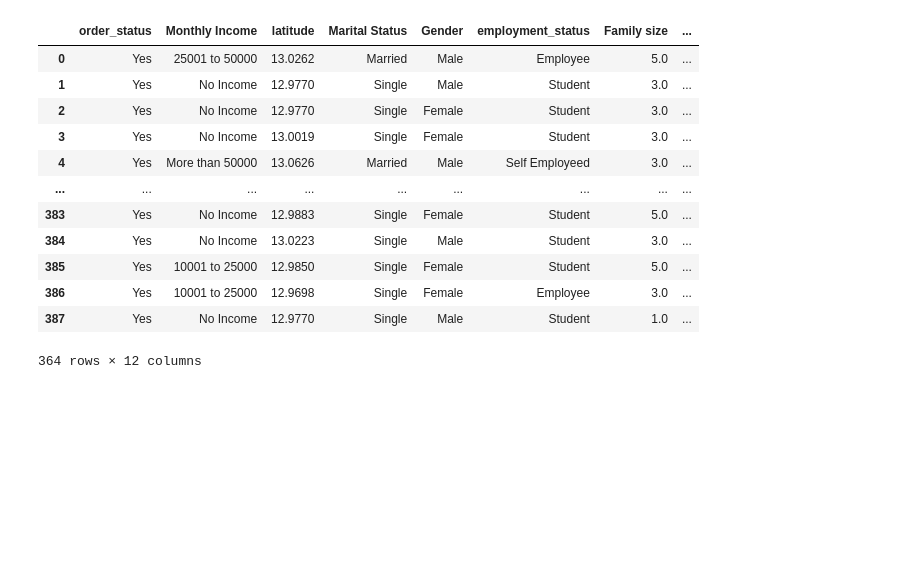
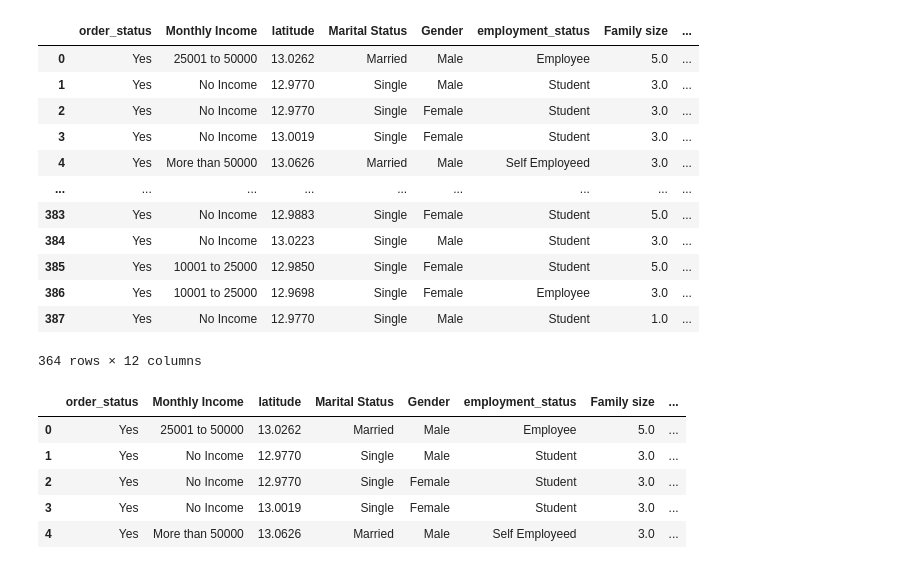
Before and after one commit to raghu9189/python-programming, a Jupyter notebook: EDA/eda-missing-values-practice.ipynb, the cells around one changed output. Cells and saved outputs as stored; diff of their text form; code cells hidden in the pictures; blank space fills up the shorter version.

```diff
--- a/EDA/eda-missing-values-practice.ipynb
+++ b/EDA/eda-missing-values-practice.ipynb
@@ -183,3 +165,12 @@ non_outliers
 # Trimming technique = delete all outliers
 # Capping technique
 df['Age'] = df['Age'].clip(lower_limit,upper_limit)
+# %%
+df.head()
+# %% [output]
+|  | order_status | Monthly Income | latitude | Marital Status | Gender | employment_status | Family size | ... |
+| 0 | Yes | 25001 to 50000 | 13.0262 | Married | Male | Employee | 5.0 | ... |
+| 1 | Yes | No Income | 12.9770 | Single | Male | Student | 3.0 | ... |
+| 2 | Yes | No Income | 12.9770 | Single | Female | Student | 3.0 | ... |
+| 3 | Yes | No Income | 13.0019 | Single | Female | Student | 3.0 | ... |
+| 4 | Yes | More than 50000 | 13.0626 | Married | Male | Self Employeed | 3.0 | ... |
```
Also changed, not shown: parts of 16 cells of this notebook, 2 other files.
